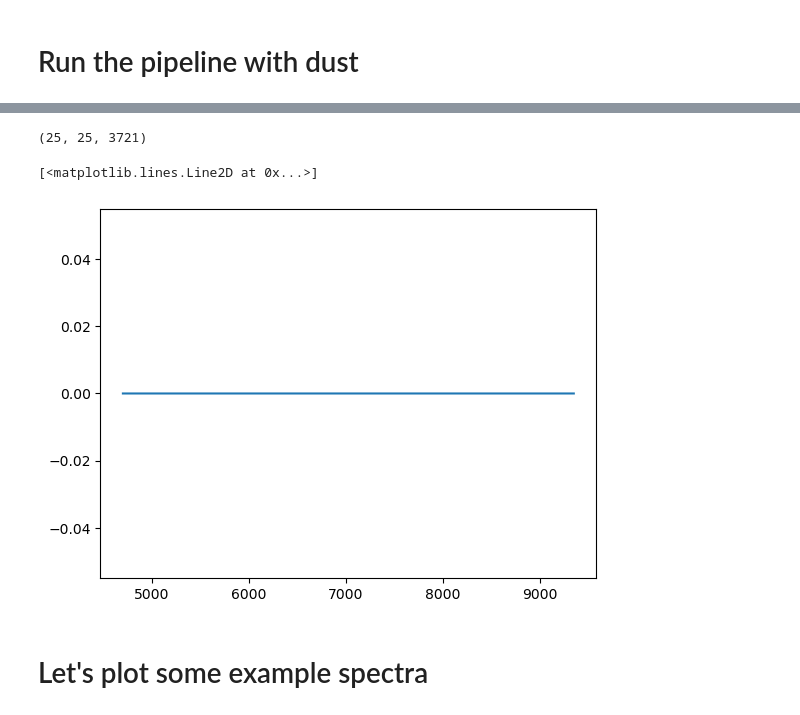
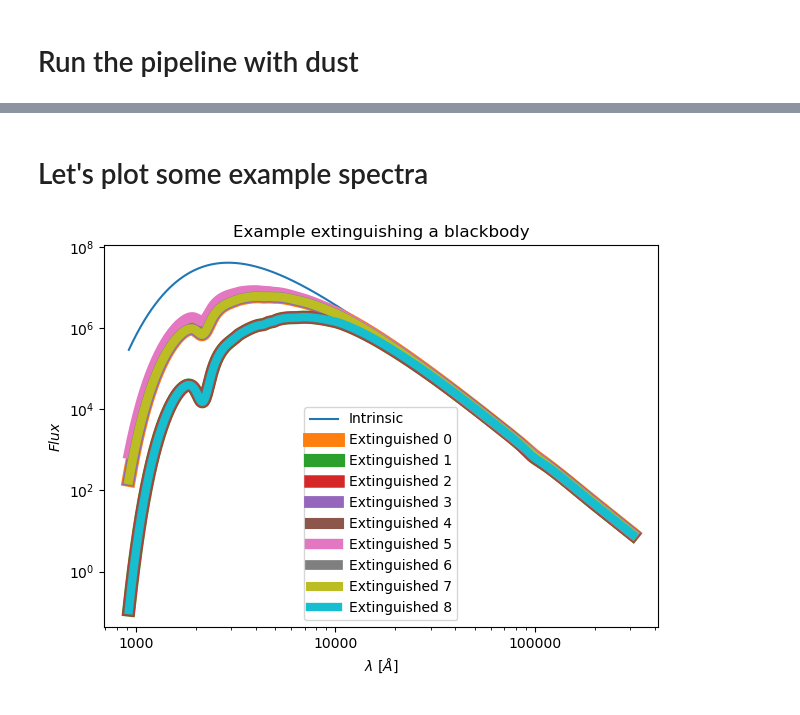
Before and after one commit to ufuk-cakir/rubix, a Jupyter notebook: notebooks/dust_extinction.ipynb, the cells around one changed output, grey strips where cells are left out. Saved outputs shown, nothing was run; the diff lists cells and outputs as text; code cells hidden in the pictures.

```diff
--- a/notebooks/dust_extinction.ipynb
+++ b/notebooks/dust_extinction.ipynb
@@ -381,17 +364,2 @@ plt.plot(wave, dusty_spectra[12,12,:])
-# %%
-#NBVAL_SKIP
-wave = pipe.telescope.wave_seq
-
-#spectra = rubixdata.stars.datacube # Spectra of all stars
-dusty_spectra = rubixdata_dust.stars.datacube # Spectra of all stars
-#print(spectra.shape)
-print(dusty_spectra.shape)
-
-#plt.plot(wave, spectra[12,12,:])
-plt.plot(wave, dusty_spectra[12,12,:])
-# %% [output]
-(25, 25, 3721)
-[<matplotlib.lines.Line2D at 0x...>]
-[figure, removed]
 # %% [markdown]
 # Let's plot some example spectra
@@ -397,0 +379,22 @@ plt.plot(wave, dusty_spectra[12,12,:])
+# %%
+#NBVAL_SKIP
+# plot the intrinsic and extinguished fluxes
+fig, ax = plt.subplots()
+
+ax.plot(wavelengths, flux, label='Intrinsic')
+for i in range(9):
+    ax.plot(wavelengths, extincted_ssp_template_fluxes[i], label=f'Extinguished {i}', lw=10-(i*.5))
+
+ax.set_xlabel(r'$\lambda$ [$\AA$]')
+ax.set_ylabel('$Flux$')
+
+ax.set_xscale('log')
+ax.xaxis.set_major_formatter(ScalarFormatter())
+ax.set_yscale('log')
+
+ax.set_title('Example extinguishing a blackbody')
+
+ax.legend(loc='best')
+plt.tight_layout()
+# %% [output]
+[figure, added]
```
Also changed, not shown: parts of 14 cells of this notebook.
